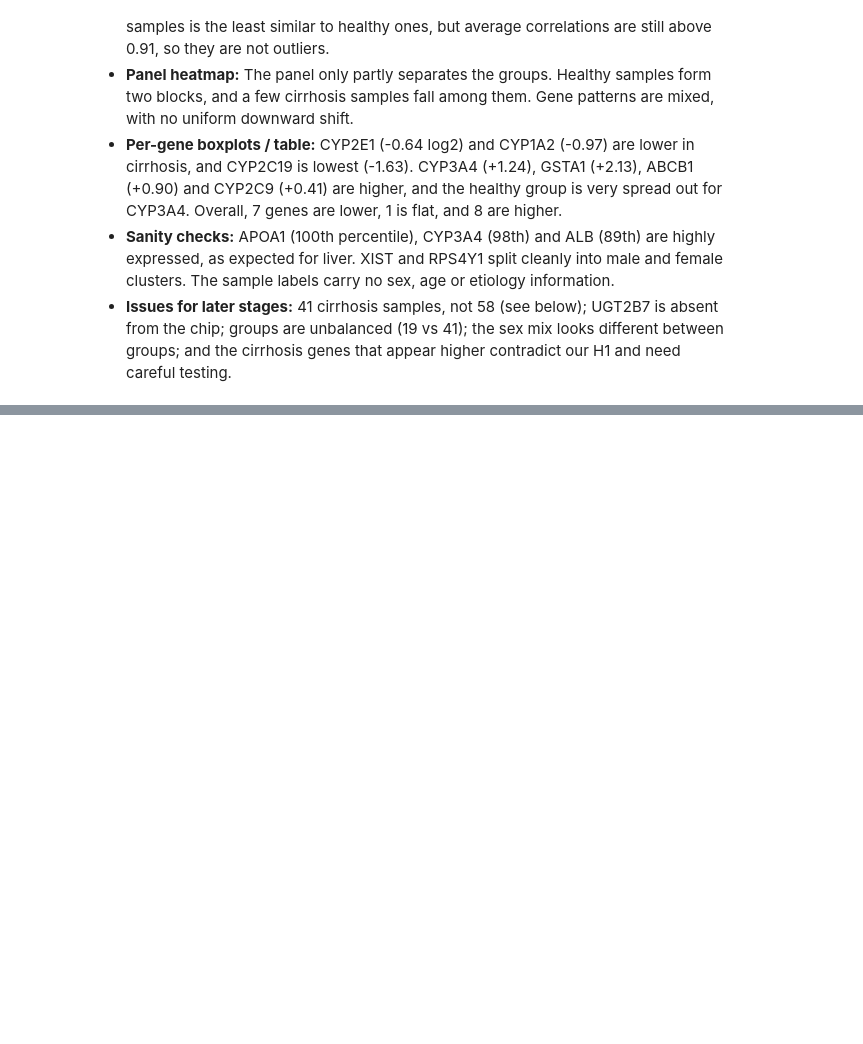
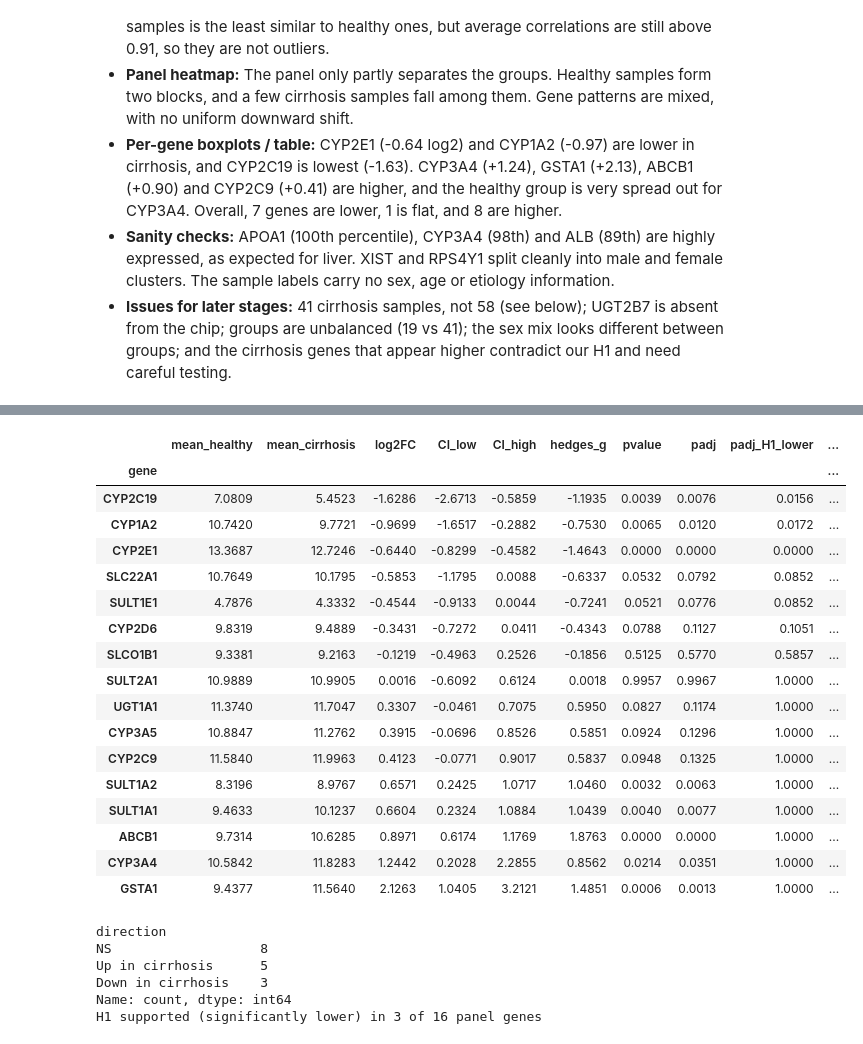
Before and after one commit to Jimmy-szn/cirrhosis-cyp-expression, a Jupyter notebook: notebooks/main.ipynb, the cells around one changed output, grey strips where cells are left out. Cells and saved outputs as stored; diff of their text form; code cells hidden in the pictures; blank space fills up the shorter version.

```diff
--- a/notebooks/main.ipynb
+++ b/notebooks/main.ipynb
@@ -642,0 +725,43 @@ Name: count, dtype: int64
+# %%
+panel_res = de_res.loc[eda_found].copy()
+panel_res["padj_panel_only"] = stats.false_discovery_control(panel_res.pvalue.to_numpy(), method="bh")
+panel_res["padj_H1_lower"] = stats.false_discovery_control(panel_res.p_lower.to_numpy(), method="bh")
+
+# non-parametric robustness check
+panel_res["p_mannwhitney"] = [
+    stats.mannwhitneyu(de_expr.loc[g, c_ids], de_expr.loc[g, h_ids], alternative="two-sided").pvalue
+    for g in panel_res.index]
+
+panel_res["supports_H1"] = (panel_res.log2FC < 0) & (panel_res.padj < ALPHA)
+cols = ["mean_healthy","mean_cirrhosis","log2FC","CI_low","CI_high","hedges_g",
+        "pvalue","padj","padj_H1_lower","p_mannwhitney","direction","supports_H1"]
+panel_tbl = panel_res[cols].sort_values("log2FC")
+display(panel_tbl.round(4))
+
+print(panel_tbl.direction.value_counts())
+print(f"H1 supported (significantly lower) in {panel_tbl.supports_H1.sum()} of {len(panel_tbl)} panel genes")
+# %% [output]
+|  | mean_healthy | mean_cirrhosis | log2FC | CI_low | CI_high | hedges_g | pvalue | padj | padj_H1_lower | ... |
+| gene |  |  |  |  |  |  |  |  |  | ... |
+| CYP2C19 | 7.0809 | 5.4523 | -1.6286 | -2.6713 | -0.5859 | -1.1935 | 0.0039 | 0.0076 | 0.0156 | ... |
+| CYP1A2 | 10.7420 | 9.7721 | -0.9699 | -1.6517 | -0.2882 | -0.7530 | 0.0065 | 0.0120 | 0.0172 | ... |
+| CYP2E1 | 13.3687 | 12.7246 | -0.6440 | -0.8299 | -0.4582 | -1.4643 | 0.0000 | 0.0000 | 0.0000 | ... |
+| SLC22A1 | 10.7649 | 10.1795 | -0.5853 | -1.1795 | 0.0088 | -0.6337 | 0.0532 | 0.0792 | 0.0852 | ... |
+| SULT1E1 | 4.7876 | 4.3332 | -0.4544 | -0.9133 | 0.0044 | -0.7241 | 0.0521 | 0.0776 | 0.0852 | ... |
+| CYP2D6 | 9.8319 | 9.4889 | -0.3431 | -0.7272 | 0.0411 | -0.4343 | 0.0788 | 0.1127 | 0.1051 | ... |
+| SLCO1B1 | 9.3381 | 9.2163 | -0.1219 | -0.4963 | 0.2526 | -0.1856 | 0.5125 | 0.5770 | 0.5857 | ... |
+| SULT2A1 | 10.9889 | 10.9905 | 0.0016 | -0.6092 | 0.6124 | 0.0018 | 0.9957 | 0.9967 | 1.0000 | ... |
+| UGT1A1 | 11.3740 | 11.7047 | 0.3307 | -0.0461 | 0.7075 | 0.5950 | 0.0827 | 0.1174 | 1.0000 | ... |
+| CYP3A5 | 10.8847 | 11.2762 | 0.3915 | -0.0696 | 0.8526 | 0.5851 | 0.0924 | 0.1296 | 1.0000 | ... |
+| CYP2C9 | 11.5840 | 11.9963 | 0.4123 | -0.0771 | 0.9017 | 0.5837 | 0.0948 | 0.1325 | 1.0000 | ... |
+| SULT1A2 | 8.3196 | 8.9767 | 0.6571 | 0.2425 | 1.0717 | 1.0460 | 0.0032 | 0.0063 | 1.0000 | ... |
+| SULT1A1 | 9.4633 | 10.1237 | 0.6604 | 0.2324 | 1.0884 | 1.0439 | 0.0040 | 0.0077 | 1.0000 | ... |
+| ABCB1 | 9.7314 | 10.6285 | 0.8971 | 0.6174 | 1.1769 | 1.8763 | 0.0000 | 0.0000 | 1.0000 | ... |
+| CYP3A4 | 10.5842 | 11.8283 | 1.2442 | 0.2028 | 2.2855 | 0.8562 | 0.0214 | 0.0351 | 1.0000 | ... |
+| GSTA1 | 9.4377 | 11.5640 | 2.1263 | 1.0405 | 3.2121 | 1.4851 | 0.0006 | 0.0013 | 1.0000 | ... |
+direction
+NS                   8
+Up in cirrhosis      5
+Down in cirrhosis    3
+Name: count, dtype: int64
+H1 supported (significantly lower) in 3 of 16 panel genes
```
Also changed, not shown: parts of 19 cells of this notebook.
